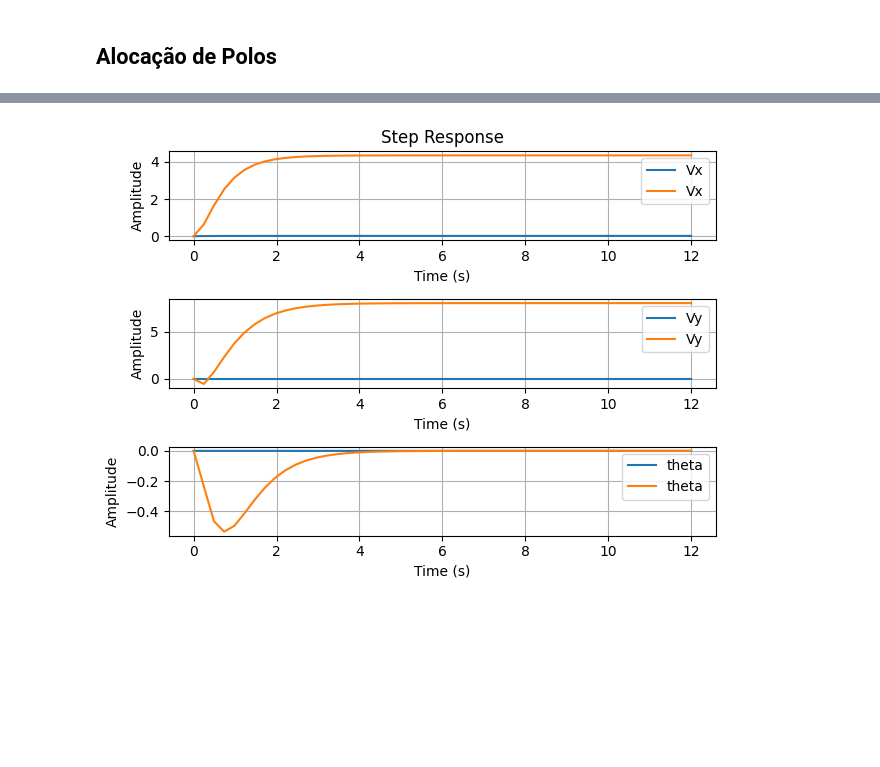
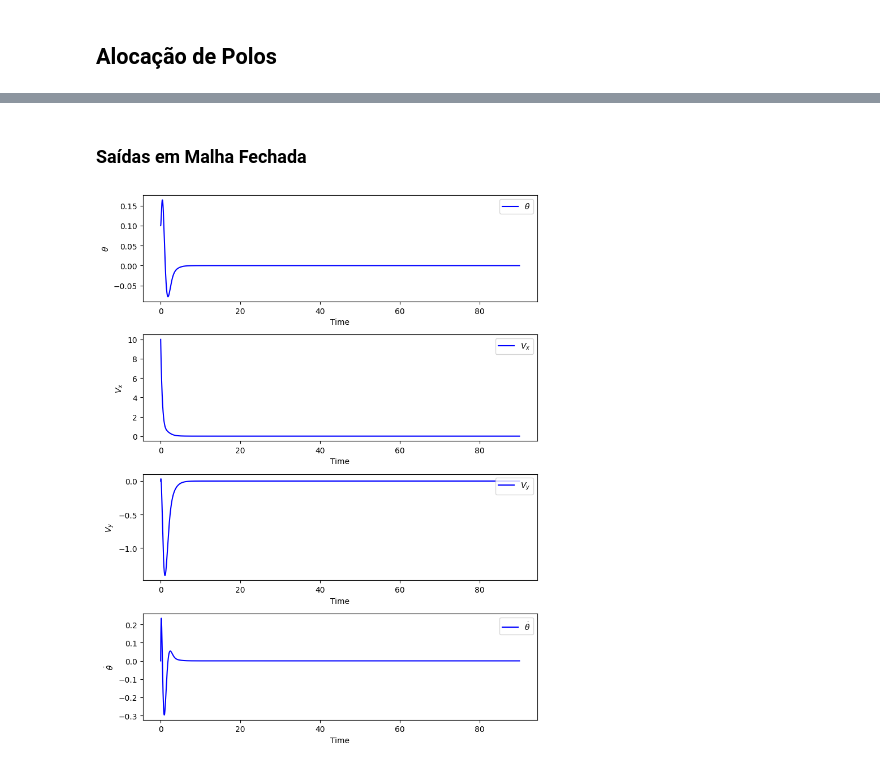
Before and after one commit to lucascarvalho10/pme3481, a Jupyter notebook: E1/poles_placement.ipynb, the cells around one changed output, grey strips where cells are left out. Cells and saved outputs as stored; diff of their text form; code cells hidden in the pictures; blank space fills up the shorter version.

```diff
--- a/E1/poles_placement.ipynb
+++ b/E1/poles_placement.ipynb
@@ -171,32 +172,39 @@ Wns of the closed-loop system: [4.75 1.5  2.5  3.  ]
-# %%
-# Plot x response
-plt.subplot(3, 1, 1)
-t = np.linspace(0, 12)  # Time range from 0 to 12 seconds
-t, y, r = ctrl.step_response(syscl, T=t, return_x = True)
-plt.plot(t, r[1].T, label='Vx')
-plt.xlabel('Time (s)')
-plt.ylabel('Amplitude')
-plt.title('Step Response')
-plt.legend()
-plt.grid()
-
-# Plot y response
-plt.subplot(3, 1, 2)
-plt.plot(t, r[2].T, label='Vy')
-plt.xlabel('Time (s)')
-plt.ylabel('Amplitude')
-plt.legend()
-plt.grid()
-
-# Plot theta response
-plt.subplot(3, 1, 3)
-plt.plot(t, r[0].T, label='theta')
-plt.xlabel('Time (s)')
-plt.ylabel('Amplitude')
-plt.legend()
-plt.grid()
-
-plt.tight_layout()
-plt.show()
-# %% [output]
-[figure, removed]
+# %%
+u = [0, 0]
+X0  = [0.1, 10, 0, 0]
+tempo = np.linspace(0, 90, 400000)
+
+t, amp,yr = ctrl.forced_response(syscl, tempo, 0 ,X0,return_x = 'True')
+# %% [markdown]
+### Saídas em Malha Fechada
+# %%
+fig, axes = plt.subplots(4, 1, figsize=(8, 10))
+
+# Plot Theta
+axes[0].plot(t, yr[0], color='blue')
+axes[0].set_ylabel(r'$\theta$')
+axes[0].set_xlabel('Time')
+axes[0].legend([r'$\theta$'], loc='upper right')
+
+# Plot VX
+axes[1].plot(t, yr[1], color='blue')
+axes[1].set_ylabel(r'$V_x$')
+axes[1].set_xlabel('Time')
+axes[1].legend([r'$V_x$'], loc='upper right')
+
+# Plot Vy
+axes[2].plot(t, yr[2], color='blue')
+axes[2].set_ylabel(r'$V_y$')
+axes[2].set_xlabel('Time')
+axes[2].legend([r'$V_y$'], loc='upper right')
+
+# Plot Thetap
+axes[3].plot(t, yr[3], color='blue')
+axes[3].set_ylabel(r'$\dot{\theta}$')
+axes[3].set_xlabel('Time')
+axes[3].legend([r'$\dot{\theta}$'], loc='upper right')
+
+plt.tight_layout()
+plt.show()
+# %% [output]
+[figure, added]
```
Also changed, not shown: parts of 7 cells of this notebook, 2 other files.
